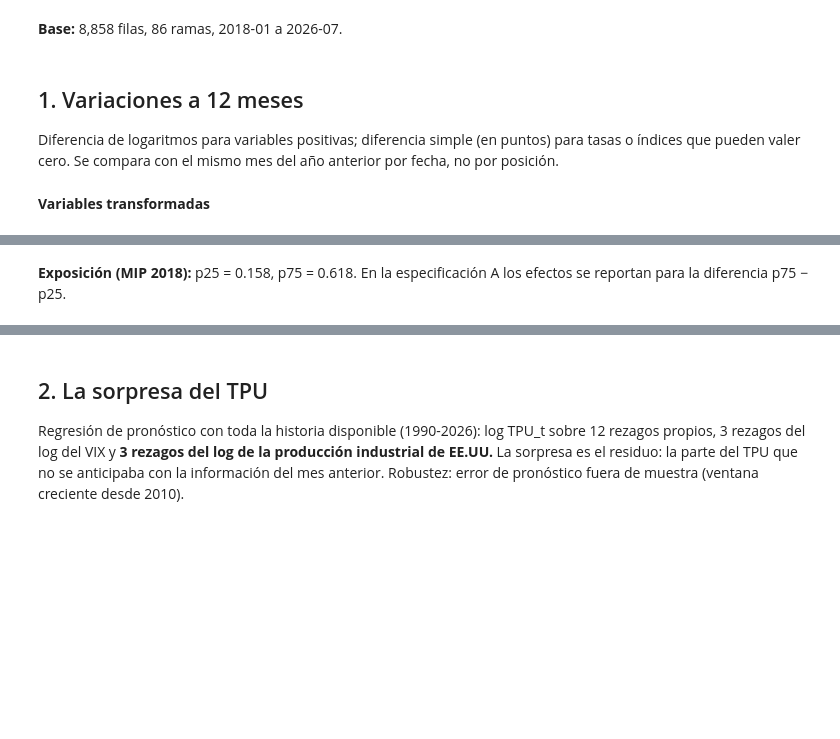
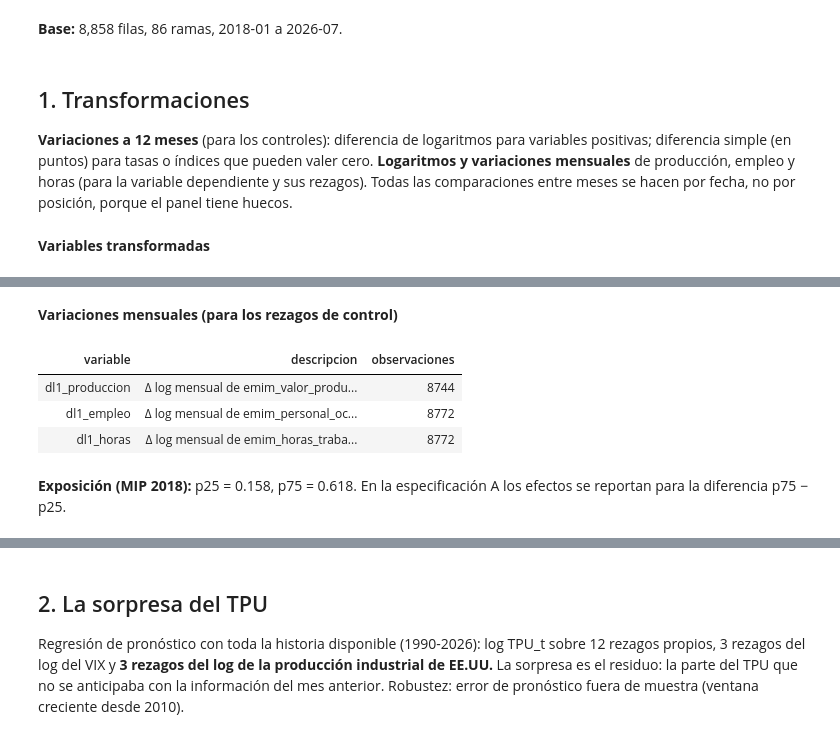
Before and after one commit to aabermejoq/Incertidumbre-Comercial, a Jupyter notebook: code/Python/02_local_projections.ipynb, the cells around one changed output, grey strips where cells are left out. Cells and saved outputs as stored; diff of their text form; code cells hidden in the pictures; blank space fills up the shorter version.

```diff
--- a/code/Python/02_local_projections.ipynb
+++ b/code/Python/02_local_projections.ipynb
@@ -66,8 +73,8 @@ display(Markdown(f"**Base:** {base.shape[0]:,} filas, {base.rama.nunique()} rama
 # %% [output]
 **Base:** 8,858 filas, 86 ramas, 2018-01 a 2026-07.
 # %% [markdown]
-## 1. Variaciones a 12 meses
-Diferencia de logaritmos para variables positivas; diferencia simple (en puntos) para tasas o índices que pueden valer cero. Se compara con el mismo mes del año anterior por fecha, no por posición.
+## 1. Transformaciones
+**Variaciones a 12 meses** (para los controles): diferencia de logaritmos para variables positivas; diferencia simple (en puntos) para tasas o índices que pueden valer cero. **Logaritmos y variaciones mensuales** de producción, empleo y horas (para la variable dependiente y sus rezagos). Todas las comparaciones entre meses se hacen por fecha, no por posición, porque el panel tiene huecos.
 # %%
 base = base.sort_values(["rama", "mes"]).reset_index(drop=True)
 transformaciones = [
@@ -91,31 +98,48 @@ for orig, nueva, metodo, desc in transformaciones:
     if metodo == "log":
         assert (x.dropna() > 0).all(), orig
         x = np.log(x)
     elif metodo == "dif_pp":
         x = 100 * x
     base = base.merge(anterior.assign(previo=x.values), on=["rama", "mes"], how="left", validate="one_to_one")
     base[nueva] = x.values - base.pop("previo")
     filas.append(dict(variable=nueva, original=orig, descripcion=desc,
                       metodo={"log": "Δ log", "dif": "diferencia en puntos del índice", "dif_pp": "diferencia en puntos porcentuales"}[metodo],
                       observaciones=int(base[nueva].notna().sum()), primer_mes=base.mes[base[nueva].notna()].min().strftime("%Y-%m")))
 tabla(pd.DataFrame(filas), "Variables transformadas")
+
+def en_fecha(col, k):
+    """Valor de `col` en el mes t + k de la misma rama (NaN si ese mes no existe)."""
+    aux = base[["rama", "mes", col]].assign(mes=base.mes - pd.DateOffset(months=k))
+    return base[["rama", "mes"]].merge(aux, on=["rama", "mes"], how="left", validate="one_to_one")[col].values
+
+NIV = {"produccion": "emim_valor_produccion_real", "empleo": "emim_personal_ocupado", "horas": "emim_horas_trabajadas"}
+for k, v in NIV.items():
+    base["l_" + k] = np.log(base[v].astype(float))
+    base["dl1_" + k] = base["l_" + k] - en_fecha("l_" + k, -1)
+tabla(pd.DataFrame([dict(variable=f"dl1_{k}", descripcion=f"Δ log mensual de {v}", observaciones=int(base[f"dl1_{k}"].notna().sum())) for k, v in NIV.items()]),
+      "Variaciones mensuales (para los rezagos de control)")
 E = base.groupby("rama").mip_coef_exportacion_2018.first()
 E_P25, E_P75 = E.quantile(0.25), E.quantile(0.75)
 ESC_A = 100 * (E_P75 - E_P25)
 display(Markdown(f"**Exposición (MIP 2018):** p25 = {E_P25:.3f}, p75 = {E_P75:.3f}. En la especificación A los efectos se reportan para la diferencia p75 − p25."))
 # %% [output]
 **Variables transformadas**
 | variable | original | descripcion | metodo | observaciones | primer_mes |
 | d12_produccion | emim_valor_produccion_real | Producción real (EMIM) | Δ log | 7786 | 2019-01 |
 | d12_empleo | emim_personal_ocupado | Personal ocupado (EMIM) | Δ log | 7826 | 2019-01 |
 | d12_horas | emim_horas_trabajadas | Horas trabajadas (EMIM) | Δ log | 7826 | 2019-01 |
 | d12_tpu | tpu | TPU (Caldara et al.) | Δ log | 7826 | 2019-01 |
 | d12_ip_eeuu | eeuu_ip_total | Producción industrial total de EE... | Δ log | 7826 | 2019-01 |
 | d12_arancel | eeuu_imp_mx_tasa_efectiva | Tasa arancelaria efectiva de EE.U... | diferencia en puntos porcentuales | 7735 | 2019-01 |
 | d12_tc | tc_fix | Tipo de cambio FIX | Δ log | 7826 | 2019-01 |
 | d12_vix | vix_promedio_mensual | VIX (promedio mensual) | Δ log | 7826 | 2019-01 |
 | d12_wtui_usa | wtui_usa | WTUI EE.UU. | diferencia en puntos del índice | 7826 | 2019-01 |
 | d12_wtui_mundo | wtui_mundo_pib | WTUI mundo | diferencia en puntos del índice | 7826 | 2019-01 |
 | d12_wtui_mex | wtui_mex | WTUI México | diferencia en puntos del índice | 7826 | 2019-01 |
 | d12_epu | epu_mex | EPU México | Δ log | 7826 | 2019-01 |
-**Exposición (MIP 2018):** p25 = 0.158, p75 = 0.618. En la especificación A los efectos se reportan para la diferencia p75 − p25.
+**Variaciones mensuales (para los rezagos de control)**
+| variable | descripcion | observaciones |
+| dl1_produccion | Δ log mensual de emim_valor_produ... | 8744 |
+| dl1_empleo | Δ log mensual de emim_personal_oc... | 8772 |
+| dl1_horas | Δ log mensual de emim_horas_traba... | 8772 |
+**Exposición (MIP 2018):** p25 = 0.158, p75 = 0.618. En la especificación A los efectos se reportan para la diferencia p75 − p25.
```
Also changed, not shown: parts of 39 cells of this notebook, 4 other files.
